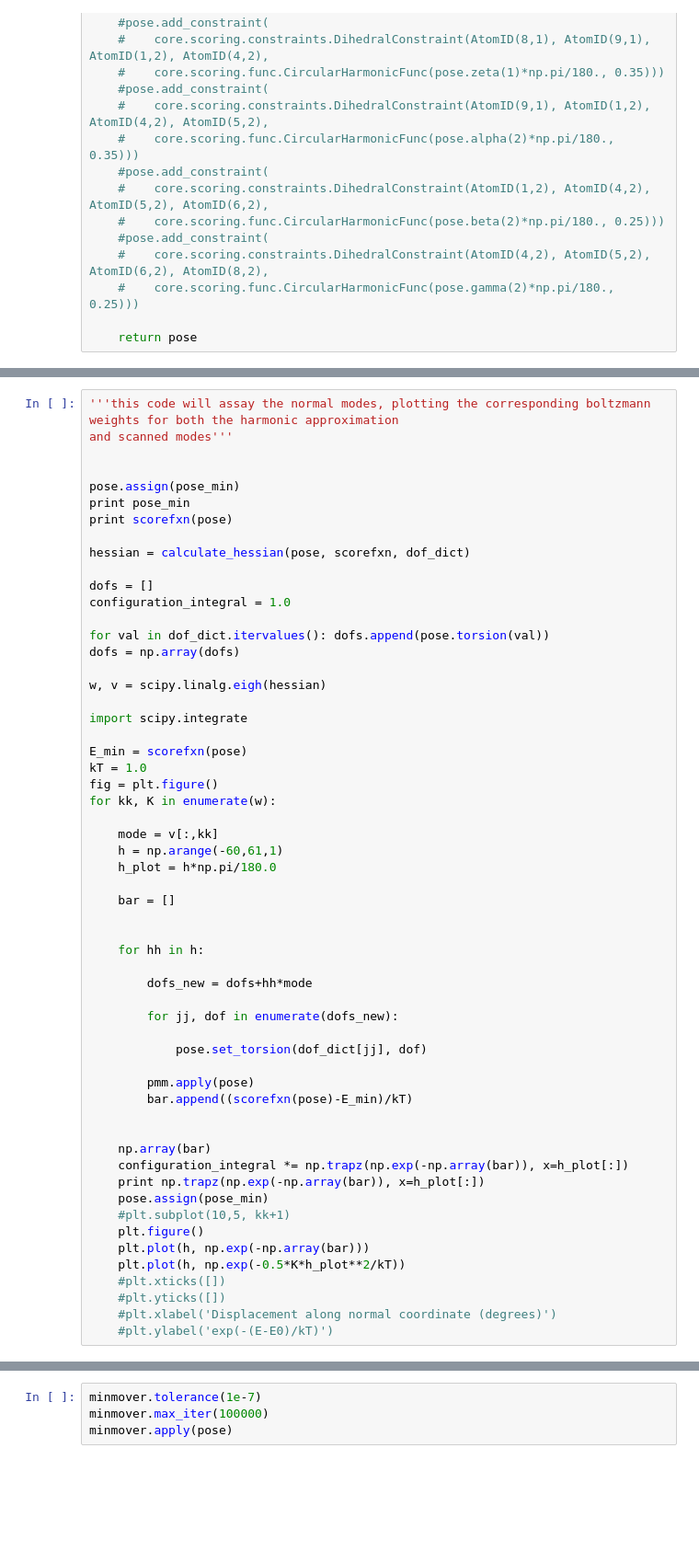
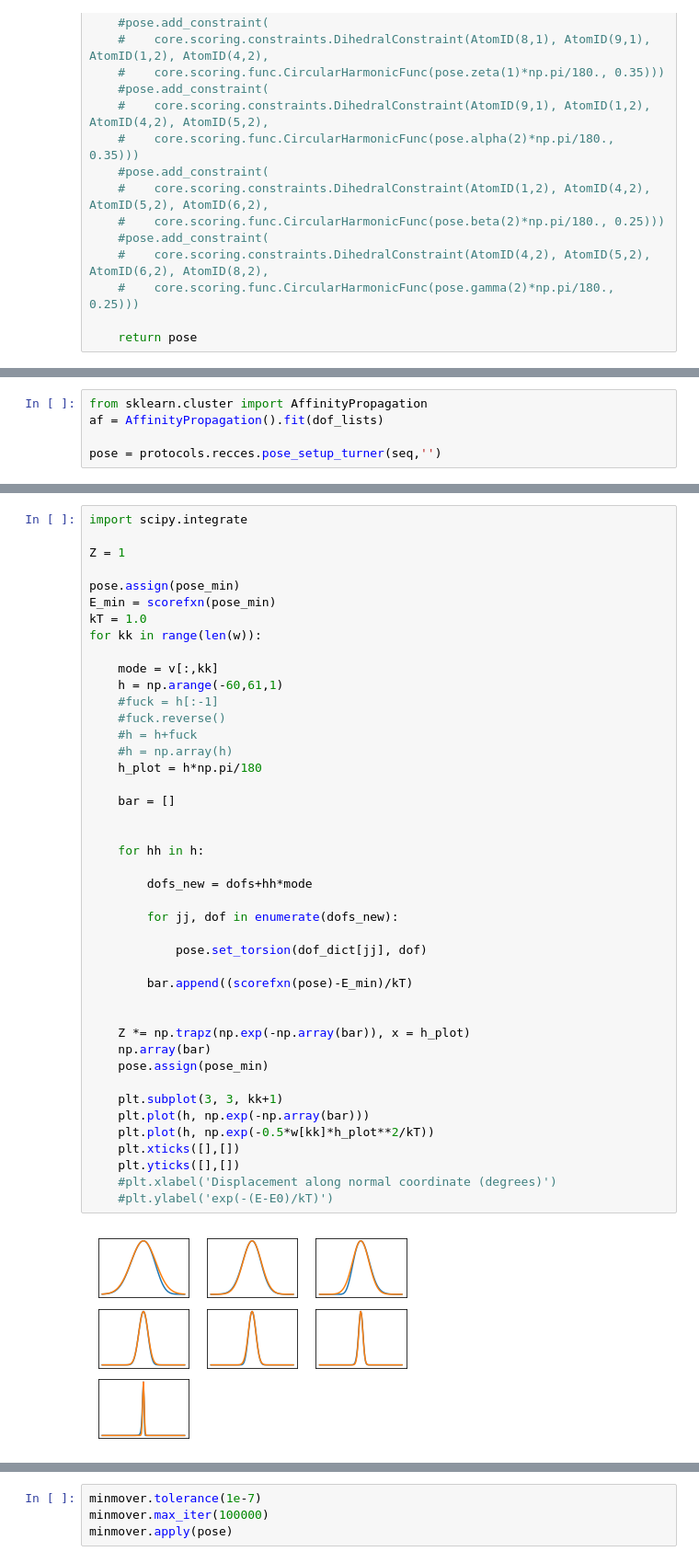
Before and after one commit to maa805/mining-minima, a Jupyter notebook: ss-mining-minima.ipynb, the cells around one changed output, grey strips where cells are left out. Shown: that part at 92% size. Saved outputs shown, nothing was run; the diff lists cells and outputs as text; blank space fills up the shorter version.

```diff
--- a/ss-mining-minima.ipynb
+++ b/ss-mining-minima.ipynb
@@ -571,0 +588,5 @@ inf
+# %%
+from sklearn.cluster import AffinityPropagation
+af = AffinityPropagation().fit(dof_lists)
+
+pose = protocols.recces.pose_setup_turner(seq,'')
@@ -593,57 +682,45 @@ NameError: name 'hist' is not defined
 # %%
-'''this code will assay the normal modes, plotting the corresponding boltzmann weights for both the harmonic approximation
-and scanned modes'''
+import scipy.integrate
 
+Z = 1
 
 pose.assign(pose_min)
-print pose_min
-print scorefxn(pose)
-
-hessian = calculate_hessian(pose, scorefxn, dof_dict)
-
-dofs = []
-configuration_integral = 1.0
-
-for val in dof_dict.itervalues(): dofs.append(pose.torsion(val))
-dofs = np.array(dofs)
-
-w, v = scipy.linalg.eigh(hessian)
-
-import scipy.integrate
-
-E_min = scorefxn(pose)
+E_min = scorefxn(pose_min)
 kT = 1.0
-fig = plt.figure()
-for kk, K in enumerate(w):
+for kk in range(len(w)):
 
     mode = v[:,kk]
     h = np.arange(-60,61,1)
-    h_plot = h*np.pi/180.0
+    #fuck = h[:-1]
+    #fuck.reverse()
+    #h = h+fuck
+    #h = np.array(h)
+    h_plot = h*np.pi/180
 
     bar = []
 
 
     for hh in h:
 
         dofs_new = dofs+hh*mode
 
         for jj, dof in enumerate(dofs_new):
 
             pose.set_torsion(dof_dict[jj], dof)
 
-        pmm.apply(pose)
         bar.append((scorefxn(pose)-E_min)/kT)
 
 
+    Z *= np.trapz(np.exp(-np.array(bar)), x = h_plot)
     np.array(bar)
-    configuration_integral *= np.trapz(np.exp(-np.array(bar)), x=h_plot[:])
-    print np.trapz(np.exp(-np.array(bar)), x=h_plot[:])
     pose.assign(pose_min)
-    #plt.subplot(10,5, kk+1)
-    plt.figure()
+
+    plt.subplot(3, 3, kk+1)
     plt.plot(h, np.exp(-np.array(bar)))
-    plt.plot(h, np.exp(-0.5*K*h_plot**2/kT))
-    #plt.xticks([])
-    #plt.yticks([])
+    plt.plot(h, np.exp(-0.5*w[kk]*h_plot**2/kT))
+    plt.xticks([],[])
+    plt.yticks([],[])
     #plt.xlabel('Displacement along normal coordinate (degrees)')
     #plt.ylabel('exp(-(E-E0)/kT)')
+# %% [output]
+[figure, added]
```
Also changed, not shown: parts of 71 cells of this notebook, 1 other file.
